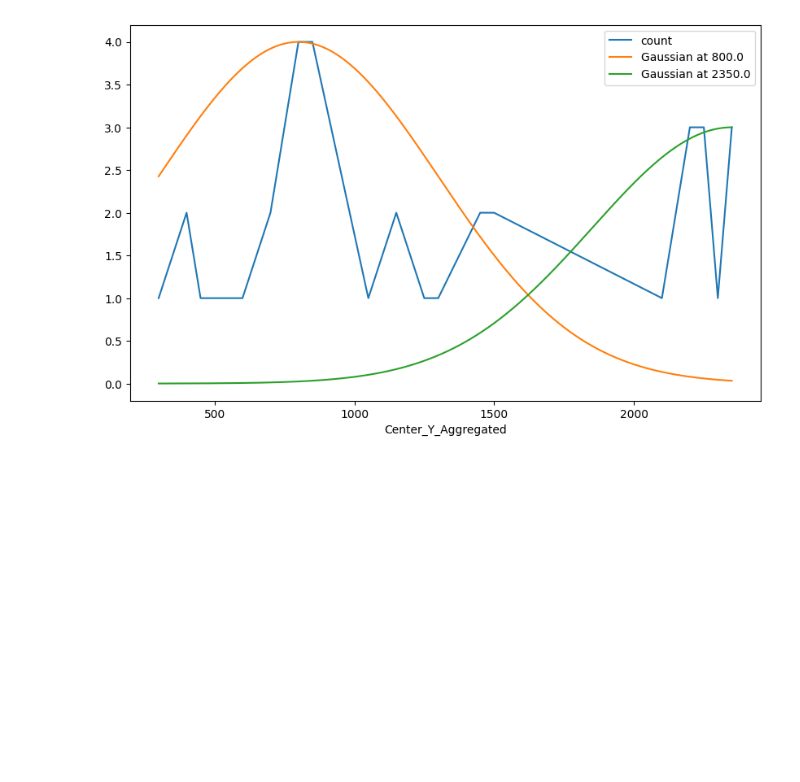
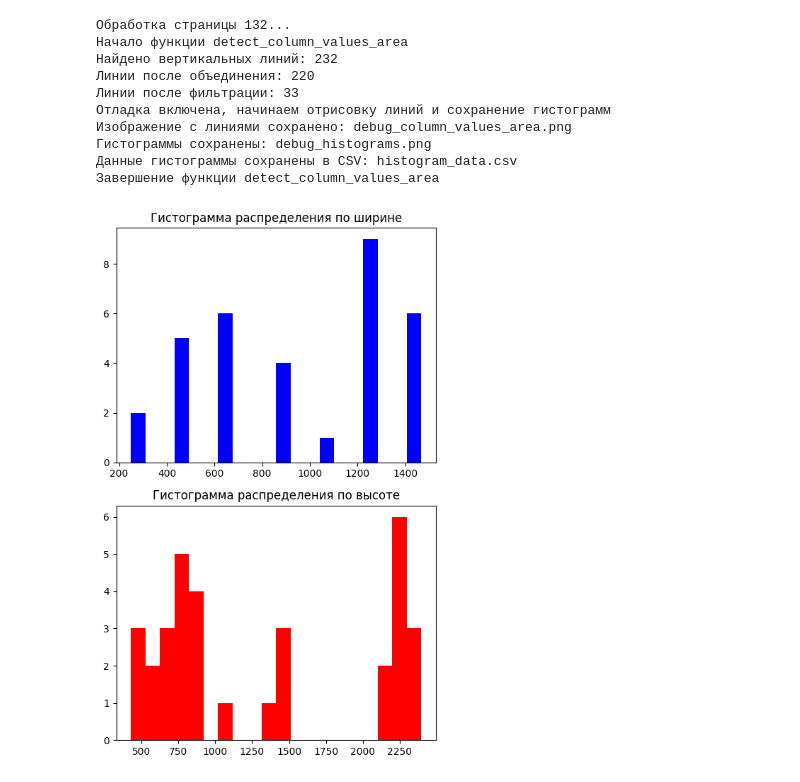
Before and after one commit to kdavjd/liquid_vapor_database, a Jupyter notebook: extract_tables.ipynb, the cells around one changed output. Drawn from its saved outputs; the diff is of its cells as text; code cells hidden in the pictures; blank space fills up the shorter version.

```diff
--- a/extract_tables.ipynb
+++ b/extract_tables.ipynb
@@ -396,50 +0,0 @@ plt.show()
-# %%
-# Сначала создаем новый столбец для агрегированных значений
-df['Center_Y_Aggregated'] = (df['Center_Y'] // 50) * 50
-
-# Теперь считаем количество вхождений для каждой агрегированной категории
-aggregated_counts = df['Center_Y_Aggregated'].value_counts().sort_index()
-import numpy as np
-import matplotlib.pyplot as plt
-
-# Поиск двух самых высоких точек, удовлетворяющих условию минимального расстояния
-top_points = aggregated_counts.nlargest(len(aggregated_counts))
-min_distance = 500
-
-# Инициализация переменных для двух наивысших точек, удовлетворяющих условию
-top_point_1 = None
-top_point_2 = None
-
-for idx, value in top_points.items():
-    if top_point_1 is None:
-        top_point_1 = (idx, value)
-    elif abs(idx - top_point_1[0]) >= min_distance:
-        top_point_2 = (idx, value)
-        break
-
-# Проверка, найдены ли обе точки
-if top_point_2 is None:
-    raise ValueError("Не удалось найти две точки, удовлетворяющие условию минимального расстояния.")
-
-# Функция для гауссианы
-def gaussian(x, mu, sigma, height):
-    return height * np.exp(-np.power(x - mu, 2.) / (2 * np.power(sigma, 2.)))
-
-# Создаем массив значений x для графика
-x_values = np.linspace(aggregated_counts.index.min(), aggregated_counts.index.max(), 500)
-
-# Инициализация графика
-plt.figure(figsize=(10, 6))
-
-# Рисуем исходные данные
-aggregated_counts.plot()
-
-# Рисуем гауссианы для двух наибольших точек, удовлетворяющих условию
-for idx, value in [top_point_1, top_point_2]:
-    y_values = gaussian(x_values, idx, 500, value)
-    plt.plot(x_values, y_values, label=f'Gaussian at {idx}')
-
-plt.legend()
-plt.show()
-# %% [output]
-[figure, removed]
@@ -445,0 +12,28 @@ plt.show()
+# %%
+from pdf_image_extractor import PDFImageExtractor
+from column_names_detector import ColumnLineDetector
+from column_values_detector import ColumnValuesDetector
+
+# Путь к PDF файлу и путь к Tesseract
+pdf_path = 'Kogan_1.pdf'
+tesseract_path = 'C:/Program Files/Tesseract-OCR/tesseract.exe'
+extractor = PDFImageExtractor(pdf_path, tesseract_path)
+
+extractor.extract_images_from_pdf(start_page=131, end_page=132)
+extractor.extract_text_from_images(start_page=131, end_page=132)
+detector = ColumnLineDetector('extracted_images\page_132_processed.png', extractor.text, debug=True)
+column_names_area = detector.detect_column_names_area()
+detector = ColumnValuesDetector('extracted_images\page_132_processed.png', extractor.text, debug=True)
+column_values_area = detector.detect_column_values_area()
+# %% [output]
+Обработка страницы 132...
+Начало функции detect_column_values_area
+Найдено вертикальных линий: 232
+Линии после объединения: 220
+Линии после фильтрации: 33
+Отладка включена, начинаем отрисовку линий и сохранение гистограмм
+Изображение с линиями сохранено: debug_column_values_area.png
+Гистограммы сохранены: debug_histograms.png
+Данные гистограммы сохранены в CSV: histogram_data.csv
+Завершение функции detect_column_values_area
+[figure, added]
```
Also changed, not shown: parts of 10 cells of this notebook, 22 other files.
